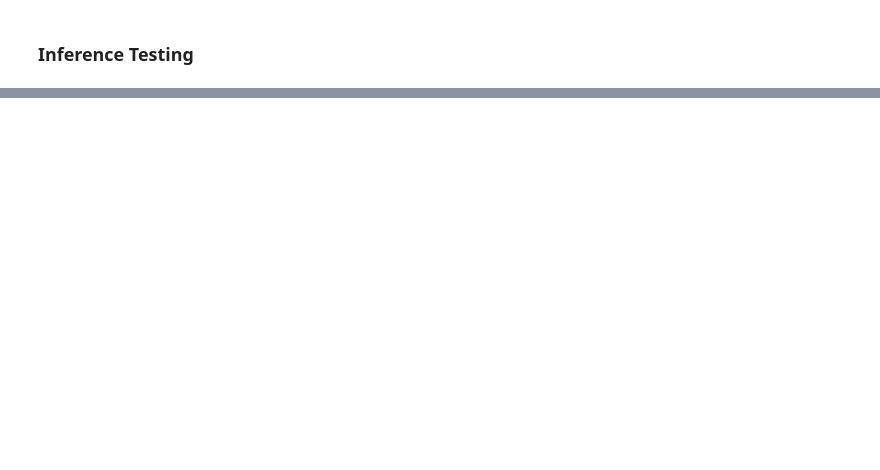
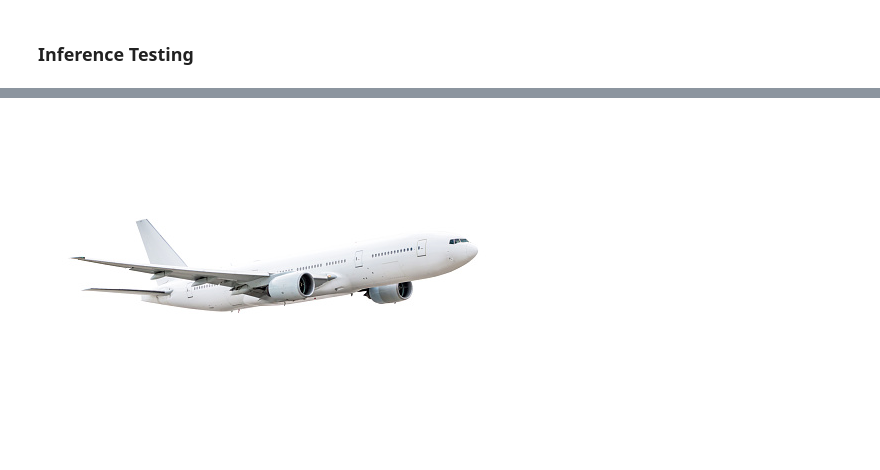
Before and after one commit to Siddhant128-bit/EfficientNet_Understanding_and_Transfer_Learning, a Jupyter notebook: Efficient_net_tutorial.ipynb, the cells around one changed output, grey strips where cells are left out. Drawn from its saved outputs; the diff is of its cells as text; code cells hidden in the pictures; blank space fills up the shorter version.

Commit message:
Mark III
Updated code to include few more stuff like saving and loading model such that we can move on to verify how it can be transported form one source to another

```diff
--- a/Efficient_net_tutorial.ipynb
+++ b/Efficient_net_tutorial.ipynb
@@ -130,10 +134,14 @@ plot_metrics_for_training(hist.history)
 # %% [markdown]
 <h3> Inference Testing </h3>
 # %%
-inference_=input('Enter path of the file to test: ')
-img=Image.open(inference_)
-inference_=convert_image_to_tensor(inference_)
-inference_=inference_.reshape(1,inference_.shape[0],inference_.shape[1],inference_.shape[2])
-print(labels_map[np.argmax(model.predict(inference_))])
+def take_inference_and_predict(model):
+    inference_=input('Enter path of the file to test: ')
+    img=Image.open(inference_)
+    inference_=convert_image_to_tensor(inference_)
+    inference_=inference_.reshape(1,inference_.shape[0],inference_.shape[1],inference_.shape[2])
+    print(labels_map[np.argmax(model.predict(inference_))])
+    return img
+
+img=take_inference_and_predict(model)
 img
 # %% [output]
@@ -142,0 +153,5 @@ airplane
+# %%
+loaded_model=tf.keras.models.load_model('Efficient_net_custom.h5')
+img=take_inference_and_predict(loaded_model)
+img
+# %% [output]
@@ -142,0 +160 @@ airplane
+[figure, added]
```
Also changed, not shown: parts of 5 cells of this notebook, 1 other file.
